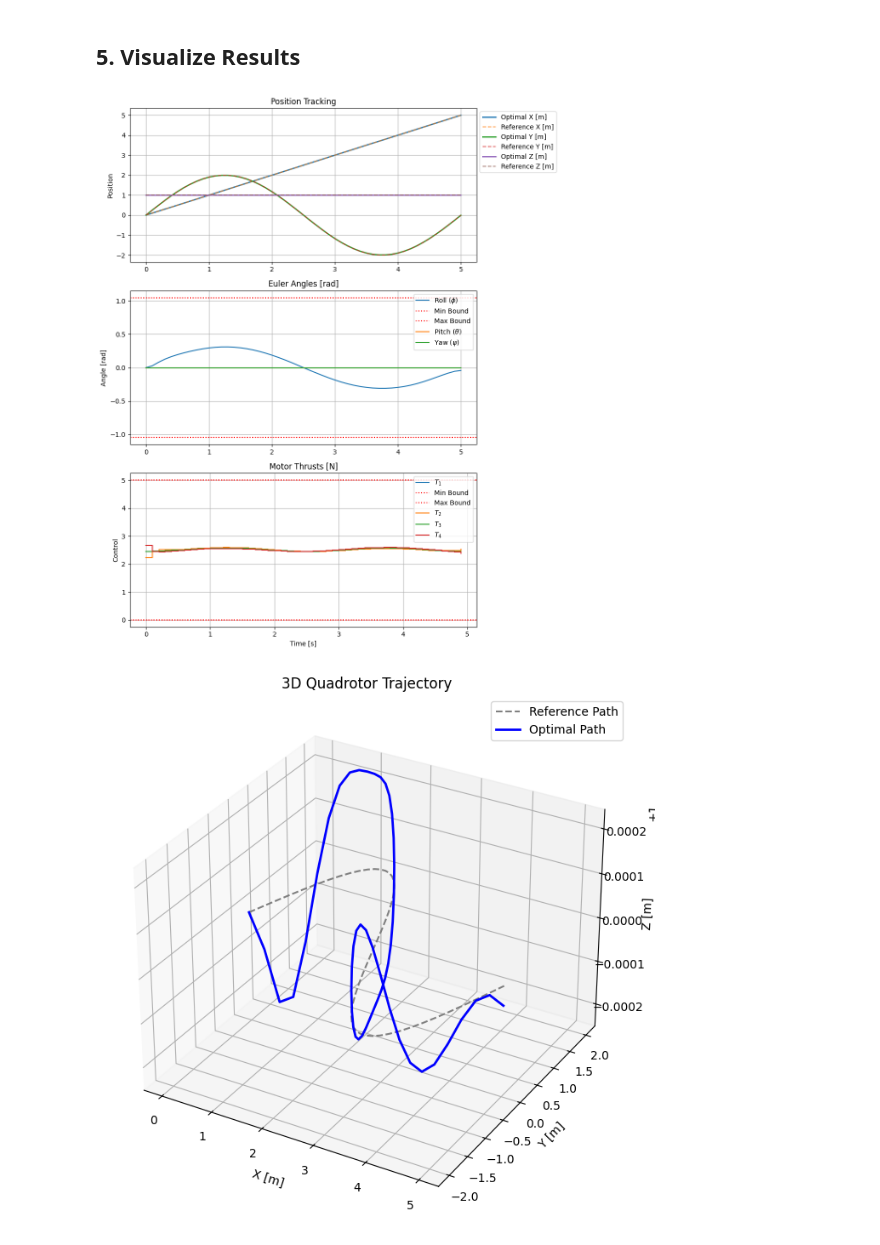
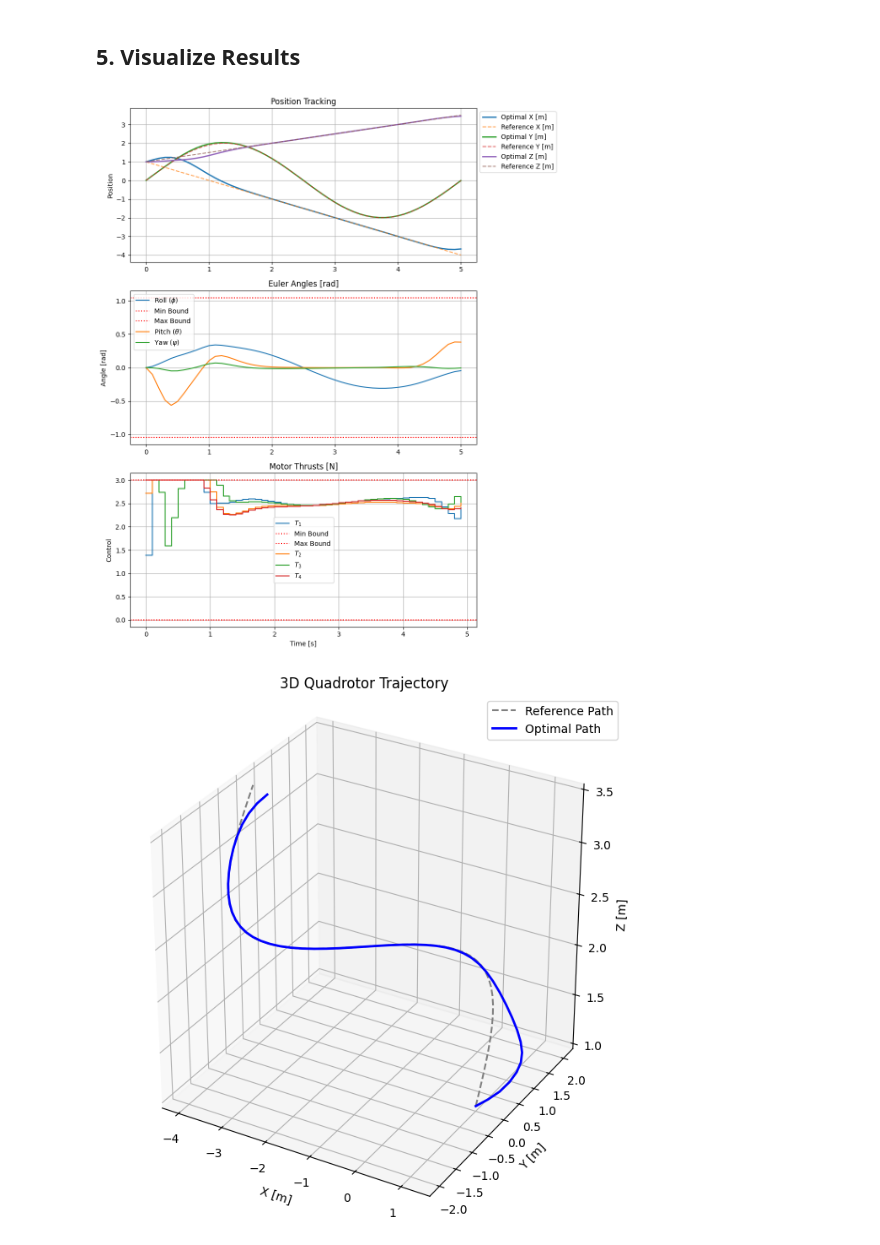
Before and after one commit to maxi-fr/model_predictive_control, a Jupyter notebook: examples/quadrotor_tracking.ipynb, the cells around one changed output. Saved outputs shown, nothing was run; the diff lists cells and outputs as text; code cells hidden in the pictures.

```diff
--- a/examples/quadrotor_tracking.ipynb
+++ b/examples/quadrotor_tracking.ipynb
@@ -129,11 +129,11 @@ for k in range(N + 1):
     t = time[k]
 
     # X position progresses linearly
-    X_ref[k, 0] = 1.0 * t
+    X_ref[k, 0] = 1.0 - 1.0 * t
     # Y position follows a sine wave to create the S-shape
     X_ref[k, 1] = 2.0 * np.sin(2 * np.pi * t / T_final)
-    # Z position stays constant at 1.0m altitude
-    X_ref[k, 2] = 1.0
+    # Z position also progresses linearly
+    X_ref[k, 2] = 1.0 + 0.5 * t
 
     # Velocities (derivatives of positions)
     X_ref[k, 3] = 1.0  # v_x
@@ -178,7 +178,7 @@ terminal_objective = terminal_tracking_objective(Qf, np.zeros(nx))
 # Constraints
 # Control inputs limits
 u_min_val = 0.0  # Minimum thrust (N)
-u_max_val = 5.0  # Maximum thrust per motor (N)
+u_max_val = 3.0  # Maximum thrust per motor (N)
 u_min = np.array([u_min_val] * nu)
 u_max = np.array([u_max_val] * nu)
 
@@ -268,7 +268,7 @@ Solver Status: Solve_Succeeded
 fig, axs = plt.subplots(3, 1, figsize=(10, 12))
 
 # Position X, Y, Z vs Reference
-for _i, (idx, label) in enumerate(zip([0, 1, 2], ["X [m]", "Y [m]", "Z [m]"], strict=False)):
+for idx, label in enumerate(["X [m]", "Y [m]", "Z [m]"]):
     axs[0].plot(time, X_opt[:, idx], label=f"Optimal {label}", linewidth=2)
     axs[0].plot(time, X_ref[:, idx], label=f"Reference {label}", linestyle="--", alpha=0.7)
 axs[0].set_title("Position Tracking")
@@ -289,32 +289,34 @@ plot_states(
     bounds=[(-np.pi / 3, np.pi / 3), (-np.pi / 3, np.pi / 3), None],
 )
 
 # Controls
 plot_controls(
     time,
     U_opt,
     labels=["$T_1$", "$T_2$", "$T_3$", "$T_4$"],
     fig=fig,
     ax=axs[2],
     title="Motor Thrusts [N]",
     bounds=[(u_min_val, u_max_val)] * 4,
     step=True,
 )
 
 plt.tight_layout()
 plt.show()
 
 # 3D Path Plot
 fig_3d = plt.figure(figsize=(10, 8))
 ax_3d = fig_3d.add_subplot(111, projection="3d")
+ax_3d.set_aspect("equal")
+
 ax_3d.plot(X_ref[:, 0], X_ref[:, 1], X_ref[:, 2], "--", color="gray", label="Reference Path")
 ax_3d.plot(X_opt[:, 0], X_opt[:, 1], X_opt[:, 2], "-b", linewidth=2, label="Optimal Path")
 ax_3d.set_xlabel("X [m]")
 ax_3d.set_ylabel("Y [m]")
 ax_3d.set_zlabel("Z [m]")
 ax_3d.set_title("3D Quadrotor Trajectory")
 ax_3d.legend()
 plt.show()
 # %% [output]
-[figure, old version]
+[figure, new version]
-[figure, old version]
+[figure, new version]
```
Also changed, not shown: parts of 1 cell of this notebook, 1 other file.
